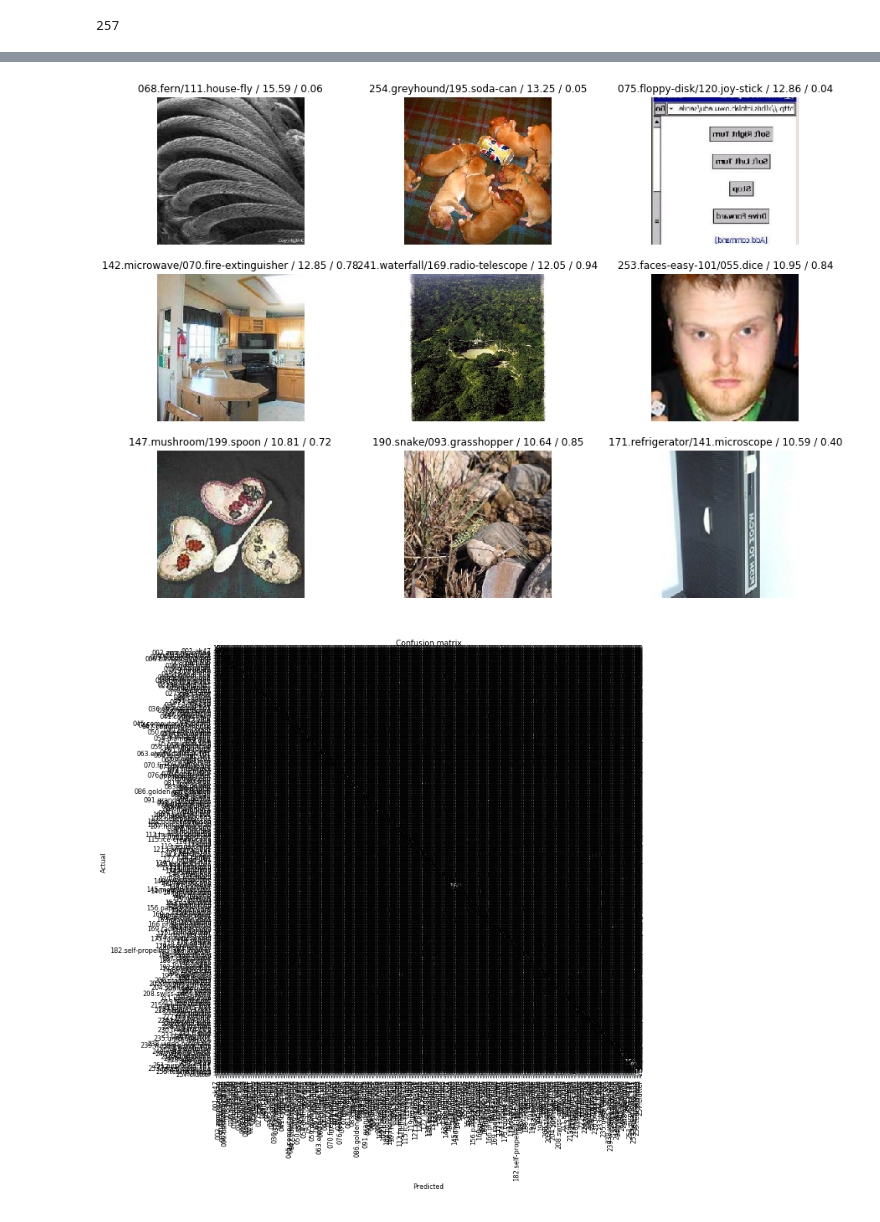
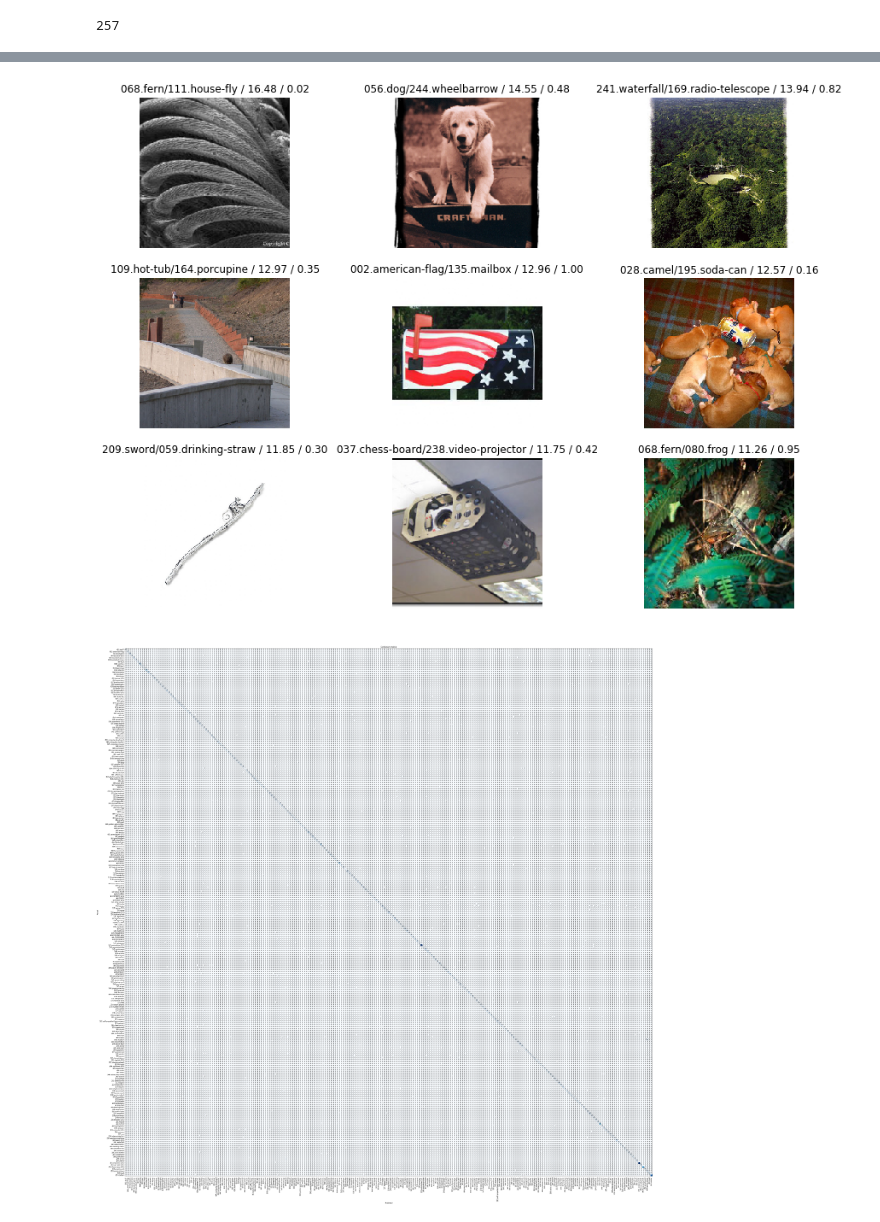
Before and after one commit to nishamuktewar/course-v3, a Jupyter notebook: nbs/dl1/lesson1-obj256.ipynb, the cells around one changed output, grey strips where cells are left out. Drawn from its saved outputs; the diff is of its cells as text; code cells hidden in the pictures.

```diff
--- a/nbs/dl1/lesson1-obj256.ipynb
+++ b/nbs/dl1/lesson1-obj256.ipynb
@@ -43,0 +61,2 @@ learn.save('stage-1')
+# %%
+learn.fit_one_cycle(2, max_lr=slice(1e-5,1e-3))
@@ -49,8 +72,9 @@ interp = ClassificationInterpretation.from_learner(learn)
 # %%
 interp.plot_top_losses(9, figsize=(15,11))
 # %% [output]
-[figure, old version]
+[figure, new version]
 # %%
-interp.plot_confusion_matrix(figsize=(12,12), dpi=60)
+# doc(ClassificationInterpretation)
+interp.plot_confusion_matrix(figsize=(50,50), dpi=60)
 # %% [output]
-[figure, old version]
+[figure, new version]
```
Also changed, not shown: parts of 21 cells of this notebook, 1 other file.
